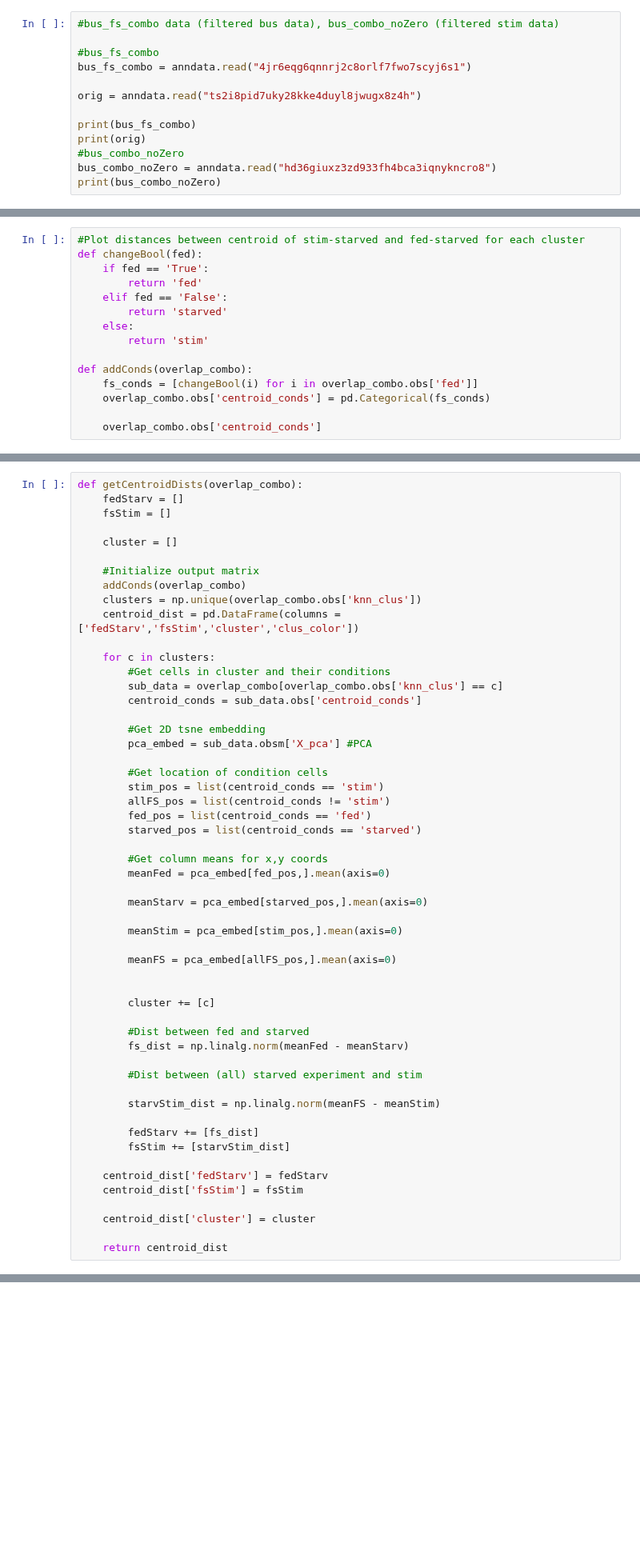
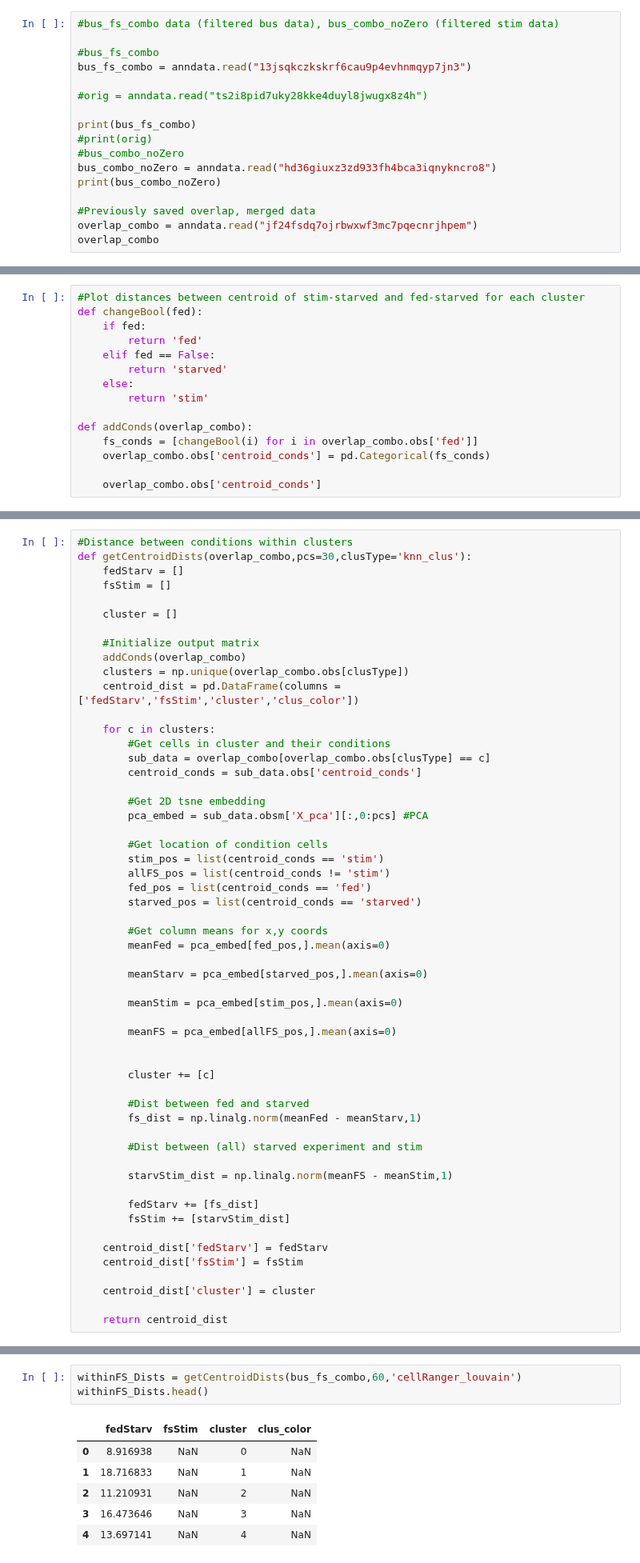
Before and after one commit to pachterlab/CWGFLHGCCHAP_2021, a Jupyter notebook: notebooks/cellAtlas_Generation_KNN_NCA.ipynb, the cells around one changed output, grey strips where cells are left out. Shown at 80% size. Cells and saved outputs as stored; diff of their text form; blank space fills up the shorter version.

```diff
--- a/notebooks/cellAtlas_Generation_KNN_NCA.ipynb
+++ b/notebooks/cellAtlas_Generation_KNN_NCA.ipynb
@@ -58,14 +61,18 @@ Read in data
 #bus_fs_combo data (filtered bus data), bus_combo_noZero (filtered stim data)
 
 #bus_fs_combo
-bus_fs_combo = anndata.read("4jr6eqg6qnnrj2c8orlf7fwo7scyj6s1")
+bus_fs_combo = anndata.read("13jsqkczkskrf6cau9p4evhnmqyp7jn3")
 
-orig = anndata.read("ts2i8pid7uky28kke4duyl8jwugx8z4h")
+#orig = anndata.read("ts2i8pid7uky28kke4duyl8jwugx8z4h")
 
 print(bus_fs_combo)
-print(orig)
+#print(orig)
 #bus_combo_noZero
 bus_combo_noZero = anndata.read("hd36giuxz3zd933fh4bca3iqnykncro8")
 print(bus_combo_noZero)
+
+#Previously saved overlap, merged data
+overlap_combo = anndata.read("jf24fsdq7ojrbwxwf3mc7pqecnrjhpem")
+overlap_combo
 # %% [output]
 AnnData object with n_obs × n_vars = 13673 × 8696
@@ -269,9 +284,9 @@ sc.pl.draw_graph(overlap_combo_fed_sw,color=['knn_clus','XLOC_030068'],legend_lo
 # %%
 #Plot distances between centroid of stim-starved and fed-starved for each cluster
 def changeBool(fed):
-    if fed == 'True':
+    if fed:
         return 'fed'
-    elif fed == 'False':
+    elif fed == False:
         return 'starved'
     else:
         return 'stim'
@@ -298,7 +313,8 @@ def getClusCentroids(overlap_combo,pcs=60):
 
     return centroids
 # %%
-def getCentroidDists(overlap_combo):
+#Distance between conditions within clusters
+def getCentroidDists(overlap_combo,pcs=30,clusType='knn_clus'):
     fedStarv = []
     fsStim = []
 
@@ -306,16 +322,16 @@ def getCentroidDists(overlap_combo):
 
     #Initialize output matrix
     addConds(overlap_combo)
-    clusters = np.unique(overlap_combo.obs['knn_clus'])
+    clusters = np.unique(overlap_combo.obs[clusType])
     centroid_dist = pd.DataFrame(columns =['fedStarv','fsStim','cluster','clus_color'])
 
     for c in clusters:
         #Get cells in cluster and their conditions
-        sub_data = overlap_combo[overlap_combo.obs['knn_clus'] == c]
+        sub_data = overlap_combo[overlap_combo.obs[clusType] == c]
         centroid_conds = sub_data.obs['centroid_conds']
 
         #Get 2D tsne embedding
-        pca_embed = sub_data.obsm['X_pca'] #PCA
+        pca_embed = sub_data.obsm['X_pca'][:,0:pcs] #PCA
 
         #Get location of condition cells
         stim_pos = list(centroid_conds == 'stim')
@@ -336,11 +352,11 @@ def getCentroidDists(overlap_combo):
         cluster += [c]
 
         #Dist between fed and starved
-        fs_dist = np.linalg.norm(meanFed - meanStarv)
+        fs_dist = np.linalg.norm(meanFed - meanStarv,1)
 
         #Dist between (all) starved experiment and stim
 
-        starvStim_dist = np.linalg.norm(meanFS - meanStim)
+        starvStim_dist = np.linalg.norm(meanFS - meanStim,1)
 
         fedStarv += [fs_dist]
         fsStim += [starvStim_dist]
@@ -353,0 +373,10 @@ def getCentroidDists(overlap_combo):
+# %%
+withinFS_Dists = getCentroidDists(bus_fs_combo,60,'cellRanger_louvain')
+withinFS_Dists.head()
+# %% [output]
+|  | fedStarv | fsStim | cluster | clus_color |
+| 0 | 8.916938 | NaN | 0 | NaN |
+| 1 | 18.716833 | NaN | 1 | NaN |
+| 2 | 11.210931 | NaN | 2 | NaN |
+| 3 | 16.473646 | NaN | 3 | NaN |
+| 4 | 13.697141 | NaN | 4 | NaN |
```
Also changed, not shown: parts of 37 cells of this notebook.
